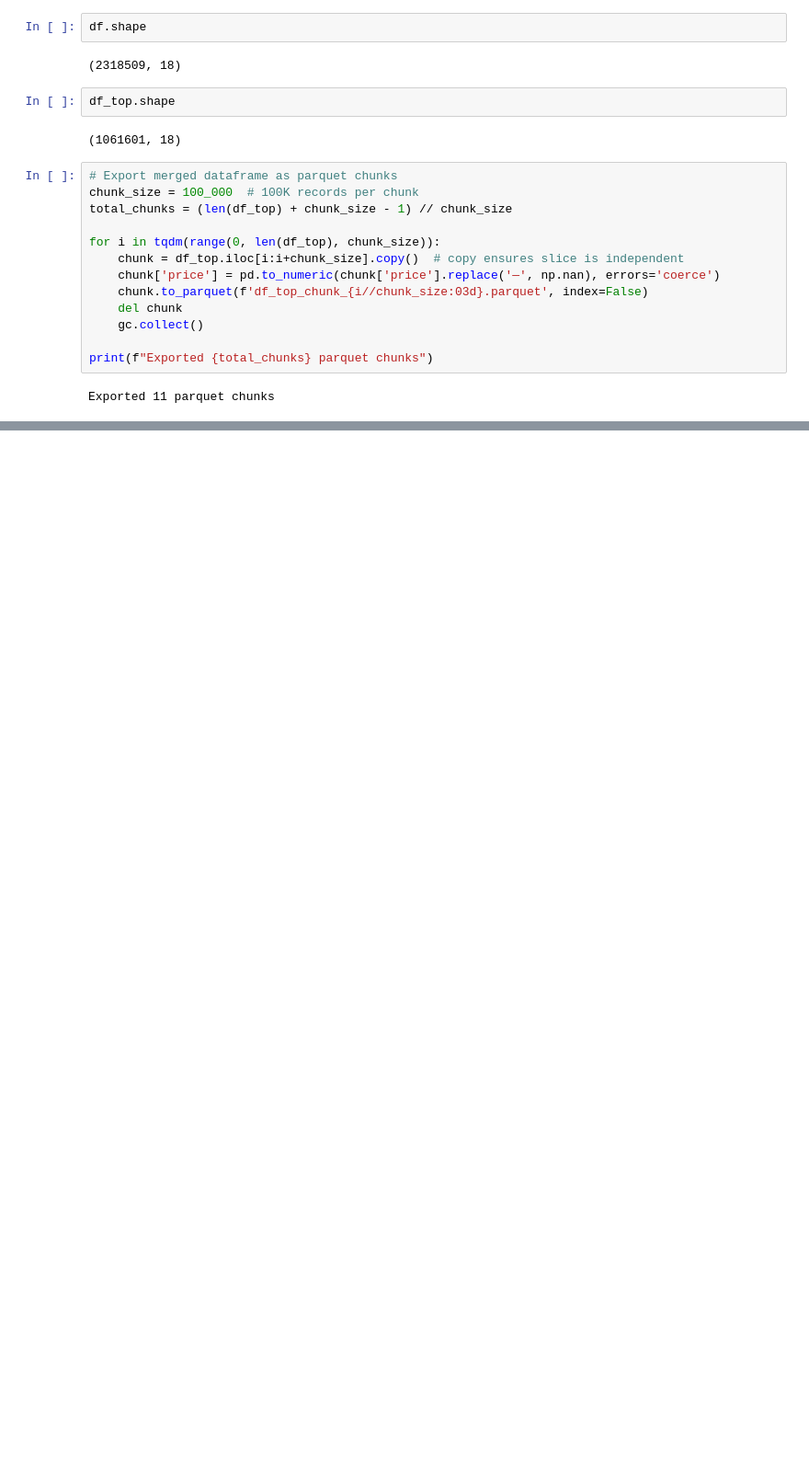
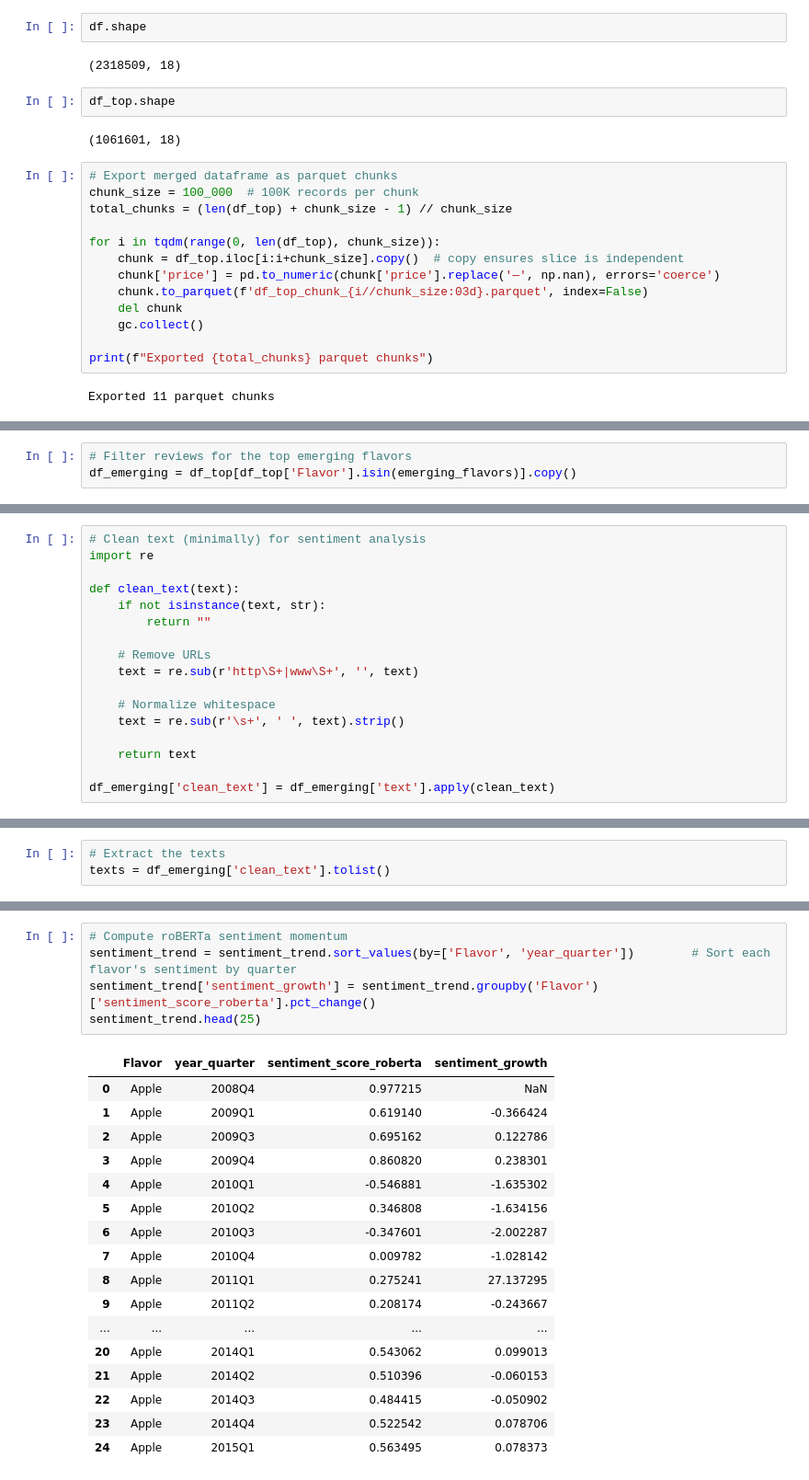
Before and after one commit to Nestle-1A-BTT/flavor-trend-prediction, a Jupyter notebook: Amazon_DataFrame.ipynb, the cells around one changed output, grey strips where cells are left out. Shown at 92% size. Drawn from its saved outputs; the diff is of its cells as text; blank space fills up the shorter version.

```diff
--- a/Amazon_DataFrame.ipynb
+++ b/Amazon_DataFrame.ipynb
@@ -430,0 +459,3 @@ Exported 11 parquet chunks
+# %%
+# Filter reviews for the top emerging flavors
+df_emerging = df_top[df_top['Flavor'].isin(emerging_flavors)].copy()
@@ -430,0 +476,17 @@ Exported 11 parquet chunks
+# %%
+# Clean text (minimally) for sentiment analysis
+import re
+
+def clean_text(text):
+    if not isinstance(text, str):
+        return ""
+
+    # Remove URLs
+    text = re.sub(r'http\S+|www\S+', '', text)
+
+    # Normalize whitespace
+    text = re.sub(r'\s+', ' ', text).strip()
+
+    return text
+
+df_emerging['clean_text'] = df_emerging['text'].apply(clean_text)
@@ -430,0 +533,3 @@ Exported 11 parquet chunks
+# %%
+# Extract the texts
+texts = df_emerging['clean_text'].tolist()
@@ -430,0 +723,23 @@ Exported 11 parquet chunks
+# %%
+# Compute roBERTa sentiment momentum
+sentiment_trend = sentiment_trend.sort_values(by=['Flavor', 'year_quarter'])        # Sort each flavor's sentiment by quarter
+sentiment_trend['sentiment_growth'] = sentiment_trend.groupby('Flavor')['sentiment_score_roberta'].pct_change()
+sentiment_trend.head(25)
+# %% [output]
+|  | Flavor | year_quarter | sentiment_score_roberta | sentiment_growth |
+| 0 | Apple | 2008Q4 | 0.977215 | NaN |
+| 1 | Apple | 2009Q1 | 0.619140 | -0.366424 |
+| 2 | Apple | 2009Q3 | 0.695162 | 0.122786 |
+| 3 | Apple | 2009Q4 | 0.860820 | 0.238301 |
+| 4 | Apple | 2010Q1 | -0.546881 | -1.635302 |
+| 5 | Apple | 2010Q2 | 0.346808 | -1.634156 |
+| 6 | Apple | 2010Q3 | -0.347601 | -2.002287 |
+| 7 | Apple | 2010Q4 | 0.009782 | -1.028142 |
+| 8 | Apple | 2011Q1 | 0.275241 | 27.137295 |
+| 9 | Apple | 2011Q2 | 0.208174 | -0.243667 |
+| ... | ... | ... | ... | ... |
+| 20 | Apple | 2014Q1 | 0.543062 | 0.099013 |
+| 21 | Apple | 2014Q2 | 0.510396 | -0.060153 |
+| 22 | Apple | 2014Q3 | 0.484415 | -0.050902 |
+| 23 | Apple | 2014Q4 | 0.522542 | 0.078706 |
+| 24 | Apple | 2015Q1 | 0.563495 | 0.078373 |
```
Also changed, not shown: parts of 24 cells of this notebook.
